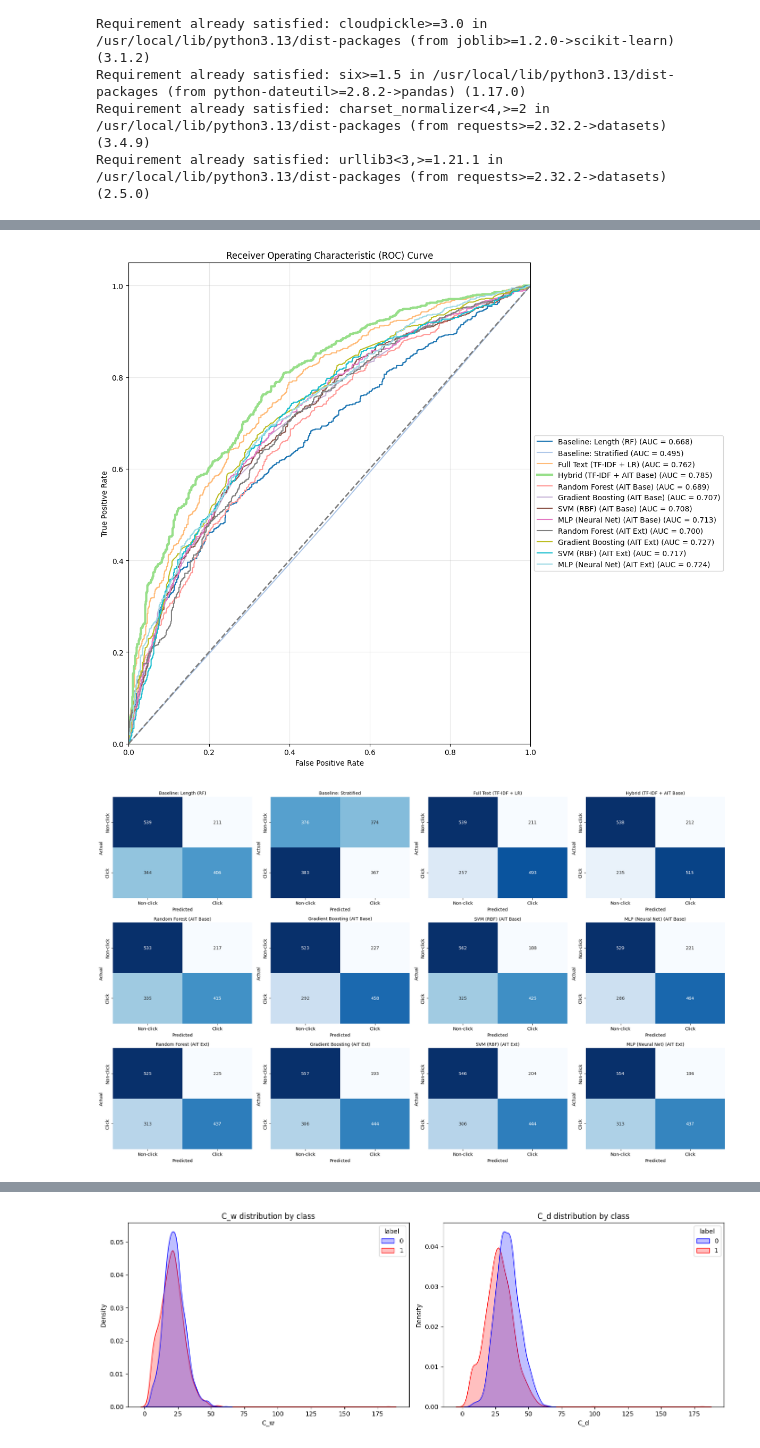
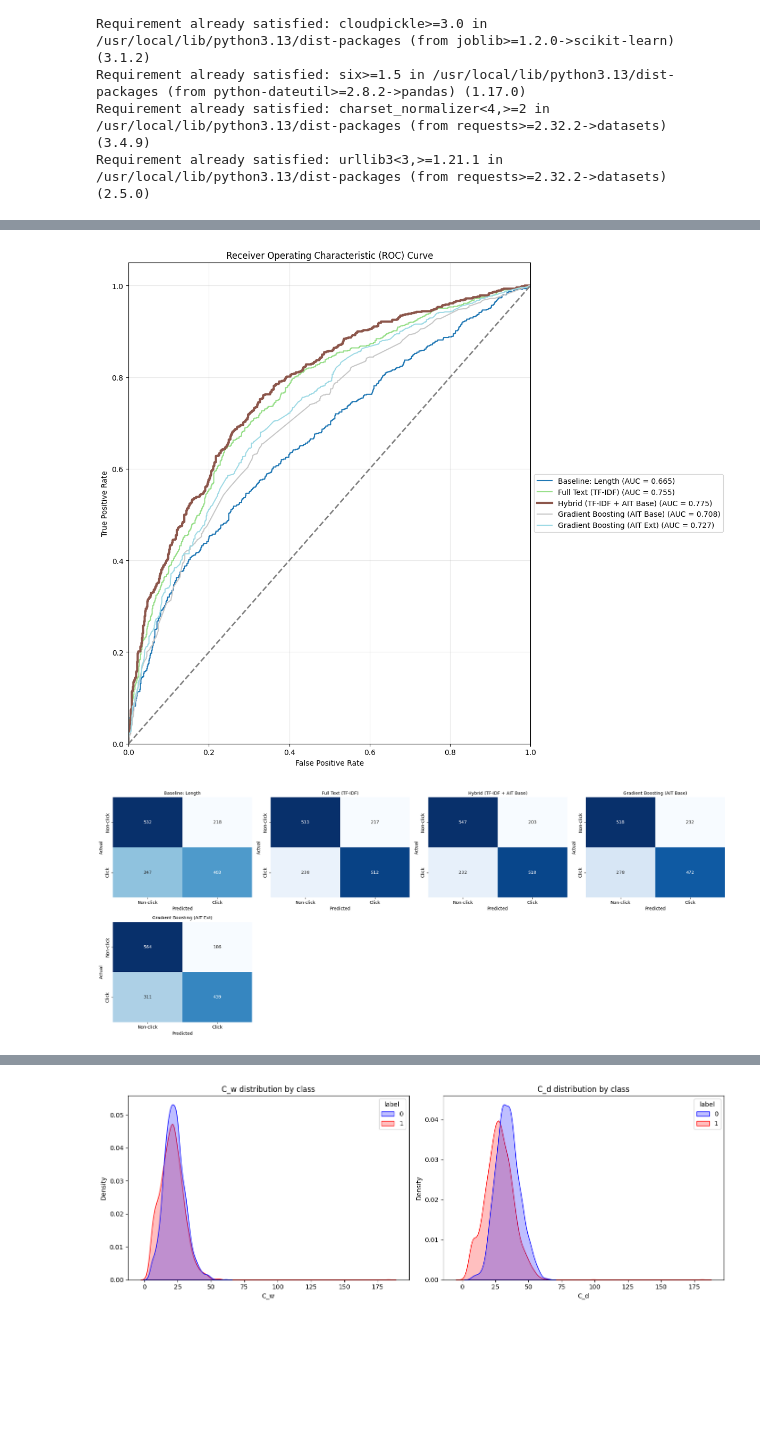
Before and after one commit to AlessiaSerra/Clickbait-Detection, a Jupyter notebook: File.ipynb, the cells around one changed output, grey strips where cells are left out. Drawn from its saved outputs; the diff is of its cells as text; code cells hidden in the pictures; blank space fills up the shorter version.

```diff
--- a/File.ipynb
+++ b/File.ipynb
@@ -39,13 +39,20 @@ from sklearn.feature_extraction.text import TfidfVectorizer
 from sklearn.linear_model import LogisticRegression
 from sklearn.neighbors import KNeighborsClassifier
 from sklearn.preprocessing import StandardScaler, MaxAbsScaler
+from sklearn.model_selection import GridSearchCV
+from sklearn.pipeline import Pipeline
+from sklearn.ensemble import GradientBoostingClassifier, RandomForestClassifier
+from sklearn.svm import SVC
+from sklearn.neural_network import MLPClassifier
+from sklearn.naive_bayes import GaussianNB
+import math
 warnings.filterwarnings("ignore")
 
 SEED = 42
 DATA_DIRS = ["/content"]
 HEADLINE_FIELD = "postText"
 SAMPLE_SIZE = 5000
-BODY_MAX_CHARS = 9000
+BODY_MAX_CHARS = 20000
 LOWERCASE = True
 COMPRESSOR = "zlib"             # "lzma" or "zlib"
 BG_POOL_SIZE = 500              # articles to be used only for the background
@@ -115,8 +122,6 @@ def clean(s):
 parts = []
 for d in DATA_DIRS:
     ip, tp = os.path.join(d, "instances.jsonl"), os.path.join(d, "truth.jsonl")
-    if not (os.path.isfile(ip) and os.path.isfile(tp)):
-        raise FileNotFoundError(f"Missing instances.jsonl / truth.jsonl in {d}")
     inst = read_jsonl(ip, ["id", "postText", "targetTitle", "targetParagraphs"])
     truth = read_jsonl(tp, ["id", "truthClass", "truthMean"])
     inst["id"], truth["id"] = inst["id"].astype(str), truth["id"].astype(str)
@@ -279,7 +284,7 @@ train_full_text = train_df[title_col].astype(str) + " " + train_df[body_col].ast
 test_full_text = test_df[title_col].astype(str) + " " + test_df[body_col].astype(str)
 X_train_tfidf = tfidf.fit_transform(train_full_text)
 X_test_tfidf = tfidf.transform(test_full_text)
-lr_model = LogisticRegression(random_state=SEED, max_iter=1000)
+lr_model = GradientBoostingClassifier(random_state=SEED)
 lr_model.fit(X_train_tfidf, y_train)
 preds_lr = lr_model.predict(X_test_tfidf)
 
@@ -287,18 +292,12 @@ preds_lr = lr_model.predict(X_test_tfidf)
 scaler_hybrid = MaxAbsScaler()
 X_train_hybrid = hstack([X_train_tfidf, scaler_hybrid.fit_transform(X_train_ait)]).tocsr()
 X_test_hybrid = hstack([X_test_tfidf, scaler_hybrid.transform(X_test_ait)]).tocsr()
-lr_hybrid = LogisticRegression(random_state=SEED, max_iter=1000, class_weight="balanced")
+lr_hybrid = GradientBoostingClassifier(random_state=SEED)
 lr_hybrid.fit(X_train_hybrid, y_train)
 preds_hybrid = lr_hybrid.predict(X_test_hybrid)
 
 ###############################
-from sklearn.model_selection import GridSearchCV
-from sklearn.pipeline import Pipeline
-from sklearn.ensemble import GradientBoostingClassifier, RandomForestClassifier
-from sklearn.svm import SVC
-from sklearn.neural_network import MLPClassifier
-from sklearn.naive_bayes import GaussianNB
-import math
+
 
 # ===================== MULTI-MODEL SELECTION =====================
 print("\n" + "="*60)
@@ -307,21 +306,10 @@ print("="*60)
 
 # 1. Definiamo i modelli e gli iperparametri da esplorare (aggiunto il prefisso 'clf__' richiesto dalla Pipeline)
 classifiers = {
-    "Random Forest": (
-        Pipeline([('scaler', StandardScaler()), ('clf', RandomForestClassifier(random_state=SEED, class_weight="balanced"))]),
-        {'clf__n_estimators': [100, 200], 'clf__max_depth': [None, 10, 20]}
-    ),
+
     "Gradient Boosting": (
         Pipeline([('scaler', StandardScaler()), ('clf', GradientBoostingClassifier(random_state=SEED))]),
         {'clf__n_estimators': [100, 200], 'clf__learning_rate': [0.05, 0.1], 'clf__max_depth': [3, 5]}
-    ),
-    "SVM (RBF)": (
-        Pipeline([('scaler', StandardScaler()), ('clf', SVC(probability=True, random_state=SEED, class_weight="balanced"))]),
-        {'clf__C': [0.1, 1, 10], 'clf__gamma': ['scale', 'auto']}
-    ),
-    "MLP (Neural Net)": (
-        Pipeline([('scaler', StandardScaler()), ('clf', MLPClassifier(random_state=SEED, max_iter=1000))]),
-        {'clf__hidden_layer_sizes': [(32,), (64, 32)], 'clf__alpha': [0.0001, 0.001]}
     )
 }
 
@@ -368,16 +356,14 @@ for set_name, (X_tr, X_te) in feature_sets.items():
 
 # Inizializziamo i modelli baseline come avevi fatto tu
 models = {
-    "Baseline: Length (RF)": preds_len,
-    "Baseline: Stratified": preds_strat,
-    "Full Text (TF-IDF + LR)": preds_lr,
+    "Baseline: Length": preds_len,
+    "Full Text (TF-IDF)": preds_lr,
     "Hybrid (TF-IDF + AIT Base)": preds_hybrid,
 }
 
 model_probs = {
-    "Baseline: Length (RF)": rf_len.predict_proba(X_test_len)[:, 1],
-    "Baseline: Stratified": dummy_strat.predict_proba(X_test_ait)[:, 1],
-    "Full Text (TF-IDF + LR)": lr_model.predict_proba(X_test_tfidf)[:, 1],
+    "Baseline: Length": rf_len.predict_proba(X_test_len)[:, 1],
+    "Full Text (TF-IDF)": lr_model.predict_proba(X_test_tfidf)[:, 1],
     "Hybrid (TF-IDF + AIT Base)": lr_hybrid.predict_proba(X_test_hybrid)[:, 1],
 }
 
@@ -461,5 +447,5 @@ Tuning MLP (Neural Net)...
-[figure, old version]
+[figure, new version]
-[figure, old version]
+[figure, new version]
 # %%
 # Ablation
 feature_sets = {
```
Also changed, not shown: parts of 8 cells of this notebook.
